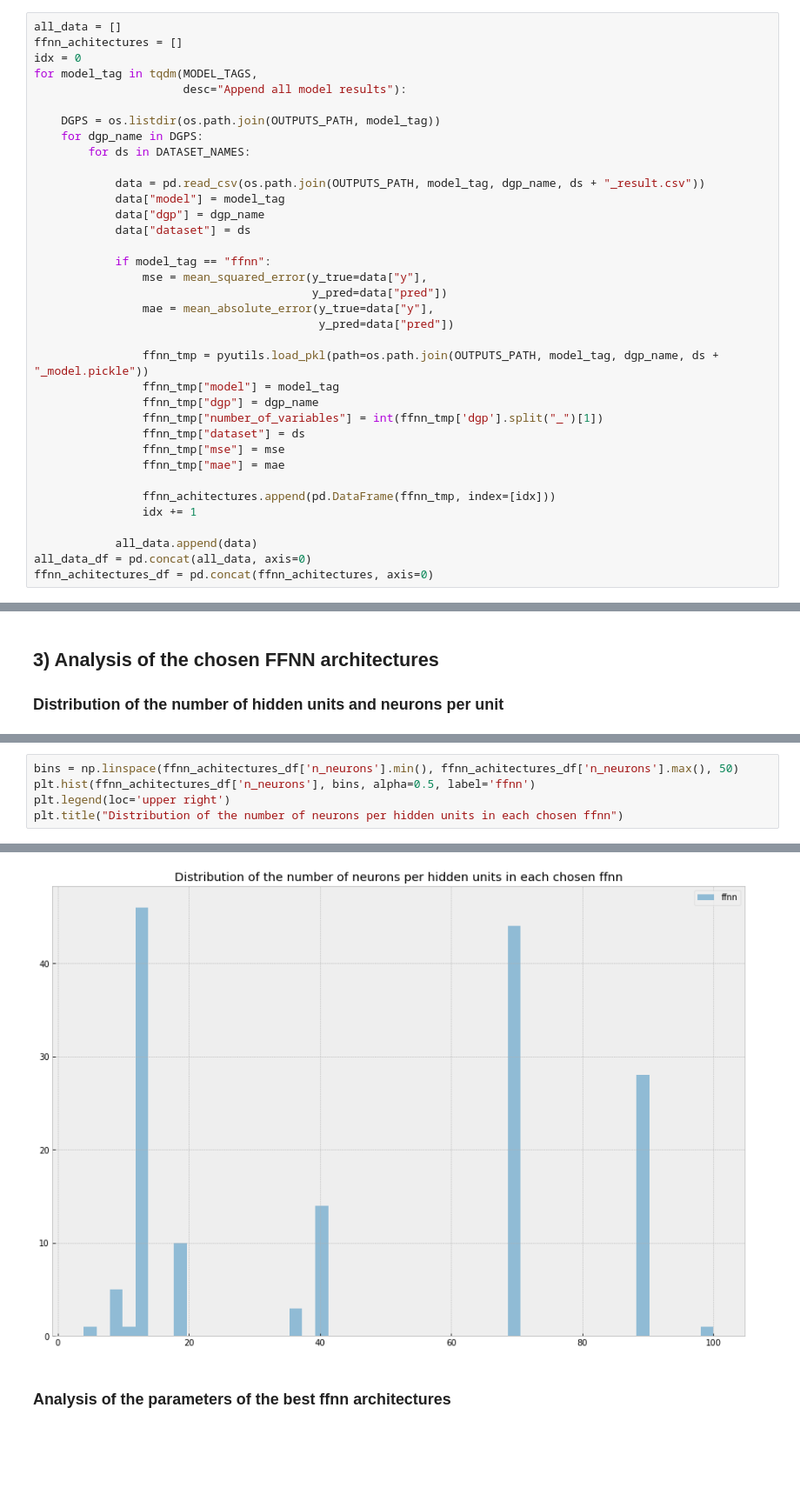
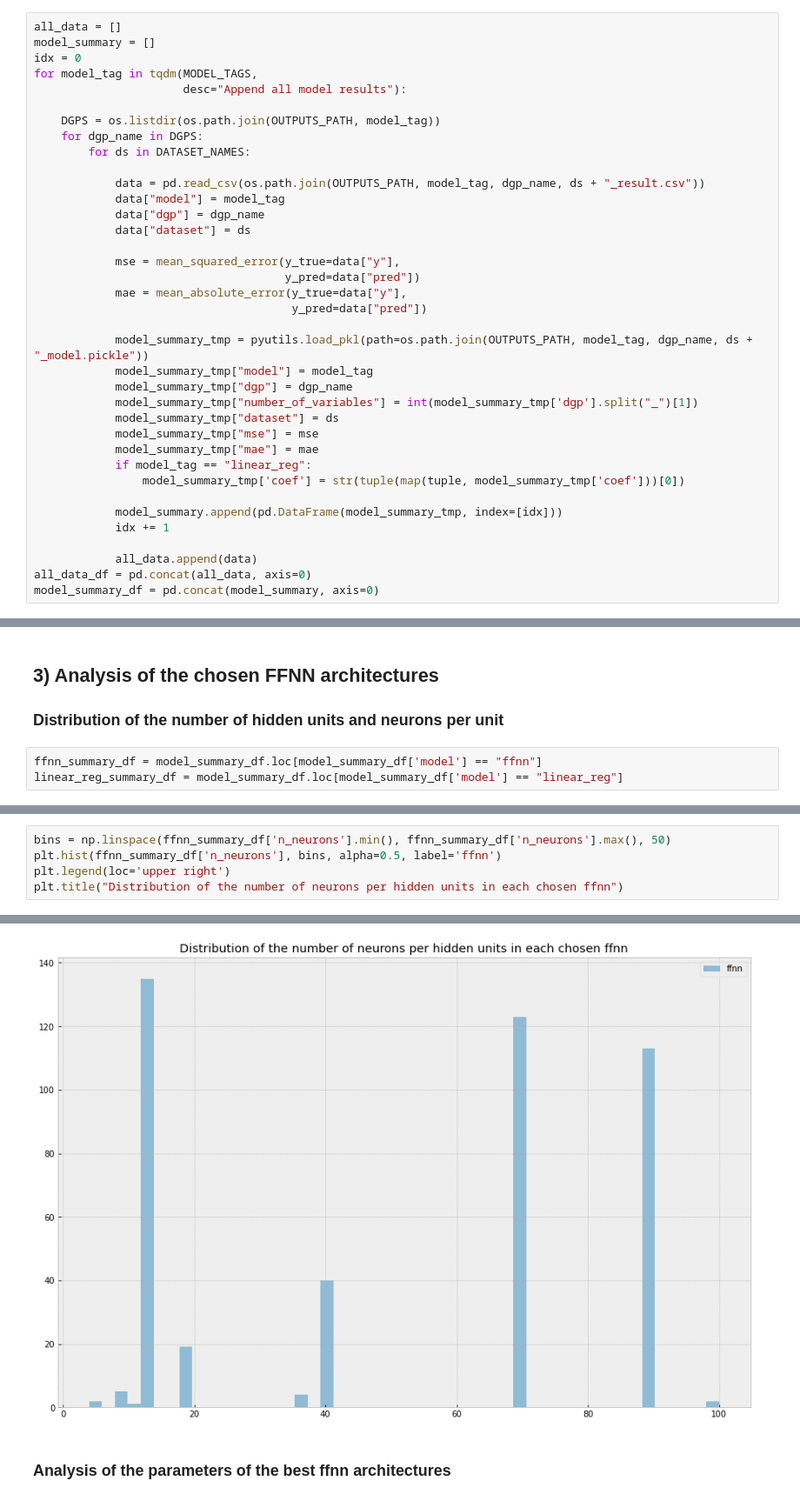
Before and after one commit to dcuoliveira/NN-VAR-Cov-Pred, a Jupyter notebook: src/results_report.ipynb, the cells around one changed output, grey strips where cells are left out. Shown at 87% size. Saved outputs shown, nothing was run; the diff lists cells and outputs as text; blank space fills up the shorter version.

```diff
--- a/src/results_report.ipynb
+++ b/src/results_report.ipynb
@@ -21,7 +21,7 @@ MODEL_TAGS = ["linear_reg", "ffnn"]
 ## 1) Aggregate all results
 # %%
 all_data = []
-ffnn_achitectures = []
+model_summary = []
 idx = 0
 for model_tag in tqdm(MODEL_TAGS,
                       desc="Append all model results"):
@@ -35,26 +35,27 @@ for model_tag in tqdm(MODEL_TAGS,
             data["dgp"] = dgp_name
             data["dataset"] = ds
 
-            if model_tag == "ffnn":
-                mse = mean_squared_error(y_true=data["y"],
-                                         y_pred=data["pred"])
-                mae = mean_absolute_error(y_true=data["y"],
-                                          y_pred=data["pred"])
+            mse = mean_squared_error(y_true=data["y"],
+                                     y_pred=data["pred"])
+            mae = mean_absolute_error(y_true=data["y"],
+                                      y_pred=data["pred"])
 
-                ffnn_tmp = pyutils.load_pkl(path=os.path.join(OUTPUTS_PATH, model_tag, dgp_name, ds + "_model.pickle"))
-                ffnn_tmp["model"] = model_tag
-                ffnn_tmp["dgp"] = dgp_name
-                ffnn_tmp["number_of_variables"] = int(ffnn_tmp['dgp'].split("_")[1])
-                ffnn_tmp["dataset"] = ds
-                ffnn_tmp["mse"] = mse
-                ffnn_tmp["mae"] = mae
+            model_summary_tmp = pyutils.load_pkl(path=os.path.join(OUTPUTS_PATH, model_tag, dgp_name, ds + "_model.pickle"))
+            model_summary_tmp["model"] = model_tag
+            model_summary_tmp["dgp"] = dgp_name
+            model_summary_tmp["number_of_variables"] = int(model_summary_tmp['dgp'].split("_")[1])
+            model_summary_tmp["dataset"] = ds
+            model_summary_tmp["mse"] = mse
+            model_summary_tmp["mae"] = mae
+            if model_tag == "linear_reg":
+                model_summary_tmp['coef'] = str(tuple(map(tuple, model_summary_tmp['coef']))[0])
 
-                ffnn_achitectures.append(pd.DataFrame(ffnn_tmp, index=[idx]))
-                idx += 1
+            model_summary.append(pd.DataFrame(model_summary_tmp, index=[idx]))
+            idx += 1
 
             all_data.append(data)
 all_data_df = pd.concat(all_data, axis=0)
-ffnn_achitectures_df = pd.concat(ffnn_achitectures, axis=0)
+model_summary_df = pd.concat(model_summary, axis=0)
 # %% [markdown]
 ## 2) Compute relevant metrics
 
@@ -117,4 +118,7 @@ Text(0.5, 1.0, 'MAE of the OOS forecast for each test simulation')
 ## 3) Analysis of the chosen FFNN architectures
 
 ### Distribution of the number of hidden units and neurons per unit
+# %%
+ffnn_summary_df = model_summary_df.loc[model_summary_df['model'] == "ffnn"]
+linear_reg_summary_df = model_summary_df.loc[model_summary_df['model'] == "linear_reg"]
 # %%
@@ -128,11 +132,11 @@ Text(0.5, 1.0, 'Distribution of the number of hidden units in each chosen ffnn')
 # %%
-bins = np.linspace(ffnn_achitectures_df['n_neurons'].min(), ffnn_achitectures_df['n_neurons'].max(), 50)
-plt.hist(ffnn_achitectures_df['n_neurons'], bins, alpha=0.5, label='ffnn')
+bins = np.linspace(ffnn_summary_df['n_neurons'].min(), ffnn_summary_df['n_neurons'].max(), 50)
+plt.hist(ffnn_summary_df['n_neurons'], bins, alpha=0.5, label='ffnn')
 plt.legend(loc='upper right')
 plt.title("Distribution of the number of neurons per hidden units in each chosen ffnn")
 # %% [output]
 Text(0.5, 1.0, 'Distribution of the number of neurons per hidden units in each chosen ffnn')
-[figure, old version]
+[figure, new version]
 # %% [markdown]
 ### Analysis of the parameters of the best ffnn architectures
 # %%
```
Also changed, not shown: parts of 20 cells of this notebook.
